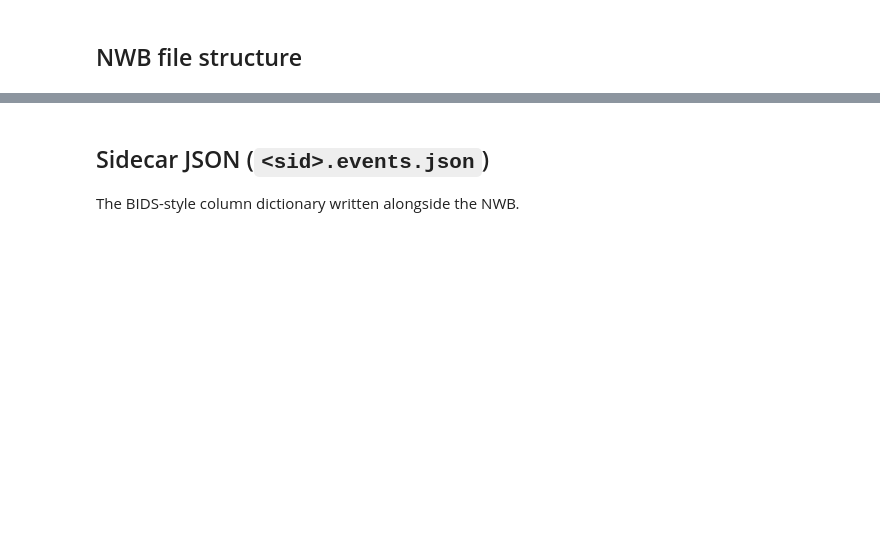
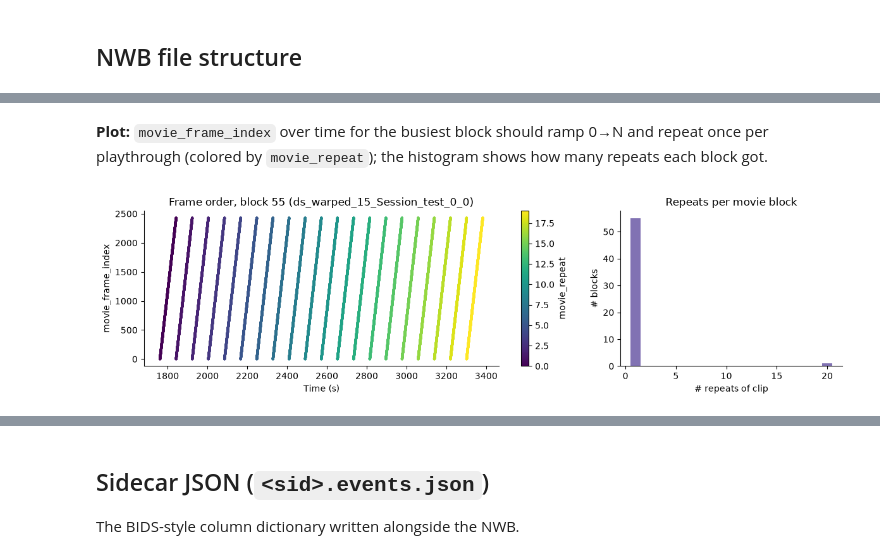
Before and after one commit to AllenNeuralDynamics/change_detection_nwb_with_HED_tags, a Jupyter notebook: code/sweepstim_packaging/inspect_sweepstim_nwb.ipynb, the cells around one changed output, grey strips where cells are left out. Cells and saved outputs as stored; diff of their text form; code cells hidden in the pictures; blank space fills up the shorter version.

```diff
--- a/code/sweepstim_packaging/inspect_sweepstim_nwb.ipynb
+++ b/code/sweepstim_packaging/inspect_sweepstim_nwb.ipynb
@@ -584,0 +368,21 @@ All consistency checks passed.
+# %% [markdown]
+**Plot:** `movie_frame_index` over time for the busiest block should ramp 0→N and repeat once per playthrough (colored by `movie_repeat`); the histogram shows how many repeats each block got.
+# %%
+fig, (ax0, ax1) = plt.subplots(1, 2, figsize=(12, 3.4), gridspec_kw={'width_ratios': [2, 1]})
+busiest = sp.groupby('stim_block').size().idxmax()
+blk = sp[sp['stim_block'] == busiest].sort_values('start_time')
+sc = ax0.scatter(blk['start_time'], blk['movie_frame_index'], c=blk['movie_repeat'],
+                 cmap='viridis', s=4)
+ax0.set_xlabel('Time (s)'); ax0.set_ylabel('movie_frame_index')
+ax0.set_title(f'Frame order, block {busiest} ({blk["epoch_name"].iloc[0]})')
+plt.colorbar(sc, ax=ax0, label='movie_repeat')
+reps = sp.groupby('stim_block')['movie_repeat'].max() + 1
+ax1.hist(reps.values, bins=range(1, int(reps.max()) + 2), color='#8172B3', align='left')
+ax1.set_xlabel('# repeats of clip'); ax1.set_ylabel('# blocks')
+ax1.set_title('Repeats per movie block')
+for a in (ax0, ax1):
+    for s_ in ('top', 'right'):
+        a.spines[s_].set_visible(False)
+plt.tight_layout(); plt.show()
+# %% [output]
+[figure, added]
```
Also changed, not shown: parts of 57 cells of this notebook, 4 other files.
